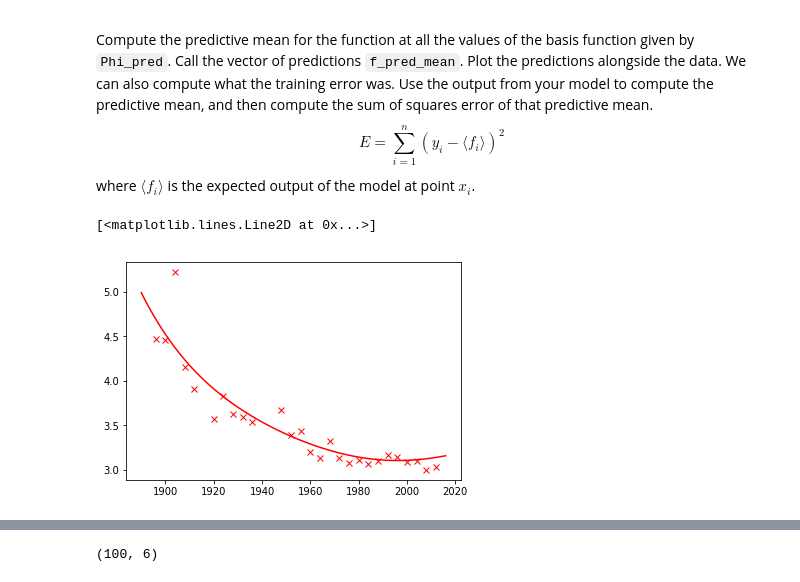
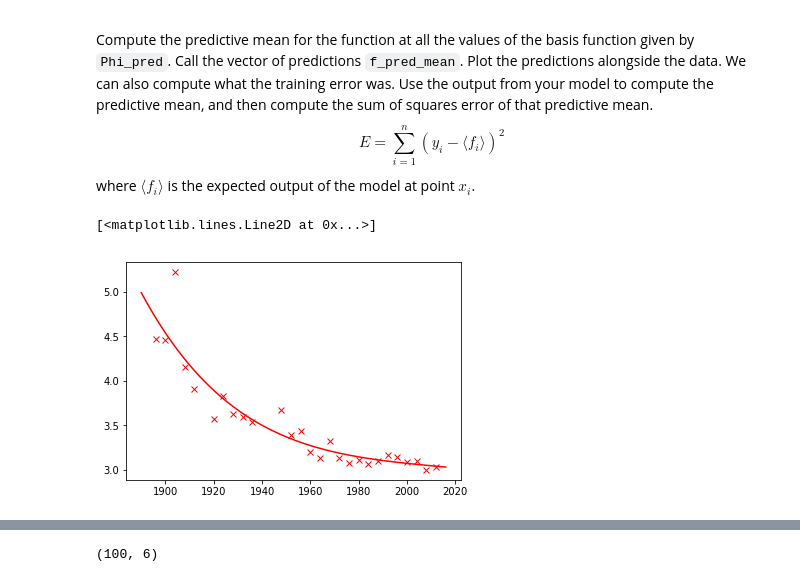
Before and after one commit to gucci-j/MLAI, a Jupyter notebook: Lab 6 - Bayesian regression & DL intro.ipynb, the cells around one changed output, grey strips where cells are left out. Saved outputs shown, nothing was run; the diff lists cells and outputs as text; code cells hidden in the pictures.

```diff
--- a/Lab 6 - Bayesian regression & DL intro.ipynb
+++ b/Lab 6 - Bayesian regression & DL intro.ipynb
@@ -516,14 +516,14 @@ where $\langle f_i\rangle$ is the expected output of the model at point $x_i$.
 # %%
 # Question 2 Answer Code
 # Write code for you answer to this question in this box
 
 # compute mean under posterior density
 w_sample = np.random.multivariate_normal(w_mean.flatten(), w_cov)
-f_pred_mean = np.dot(Phi_pred, w_sample)
+f_pred_mean = np.dot(Phi_pred, w_mean)
 
 # plot the predictions
 plt.plot(x_pred.flatten(), f_pred_mean.flatten(), 'r-')
 plt.plot(x, y, 'rx') # plot data to show fit.
 # %% [output]
 [<matplotlib.lines.Line2D at 0x...>]
-[figure, old version]
+[figure, new version]
```
Also changed, not shown: parts of 24 cells of this notebook, 7 other files.
